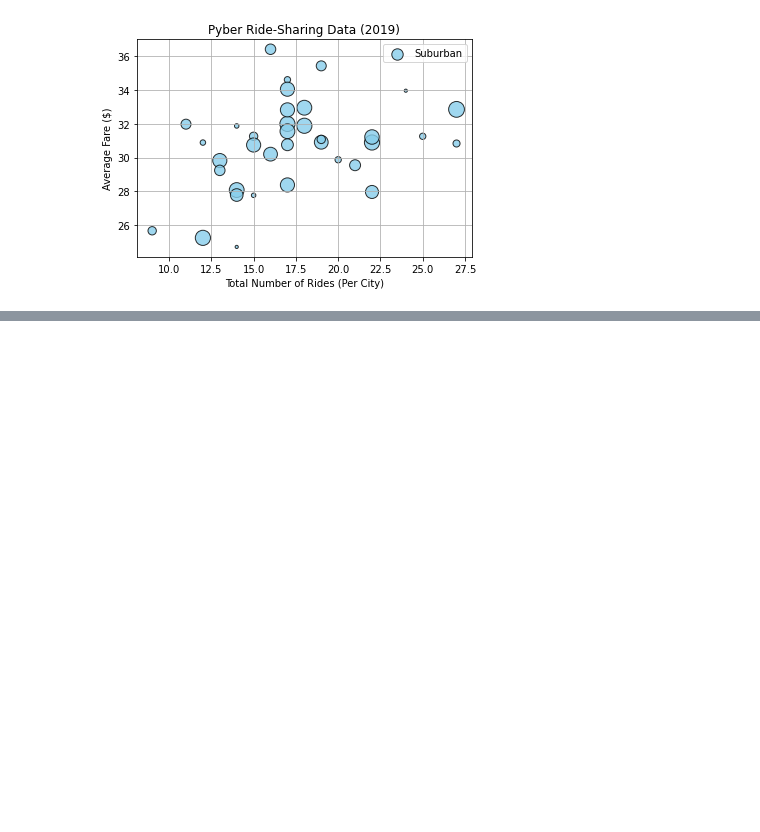
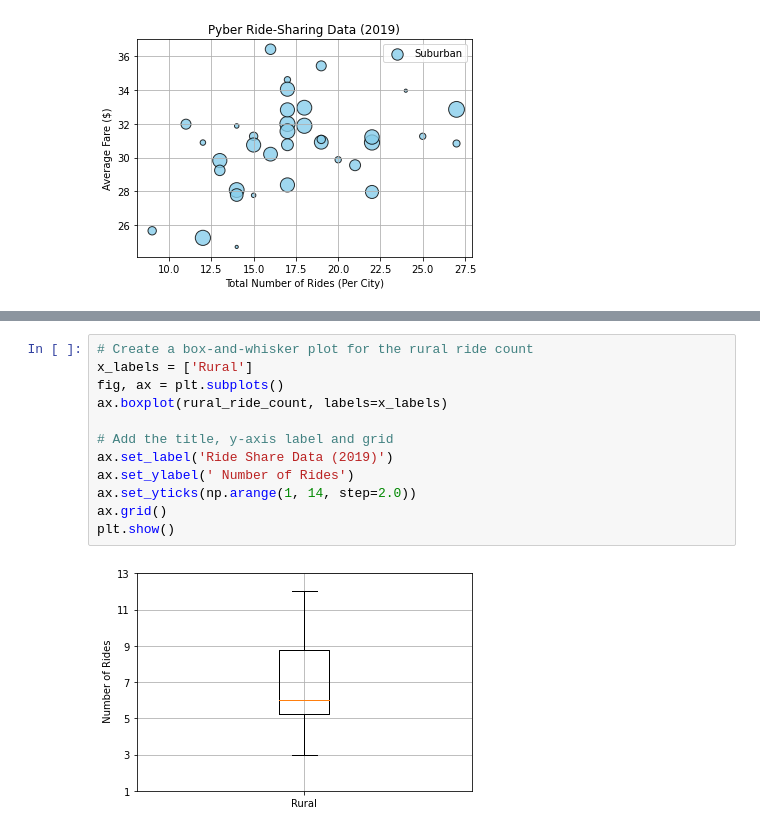
Before and after one commit to Dafreddie/PyBer_Analysis, a Jupyter notebook: PyBer.ipynb, the cells around one changed output, grey strips where cells are left out. Saved outputs shown, nothing was run; the diff lists cells and outputs as text; blank space fills up the shorter version.

```diff
--- a/PyBer.ipynb
+++ b/PyBer.ipynb
@@ -251,0 +534,14 @@ plt.show()
+# %%
+# Create a box-and-whisker plot for the rural ride count
+x_labels = ['Rural']
+fig, ax = plt.subplots()
+ax.boxplot(rural_ride_count, labels=x_labels)
+
+# Add the title, y-axis label and grid
+ax.set_label('Ride Share Data (2019)')
+ax.set_ylabel(' Number of Rides')
+ax.set_yticks(np.arange(1, 14, step=2.0))
+ax.grid()
+plt.show()
+# %% [output]
+[figure, added]
```
Also changed, not shown: parts of 39 cells of this notebook.
